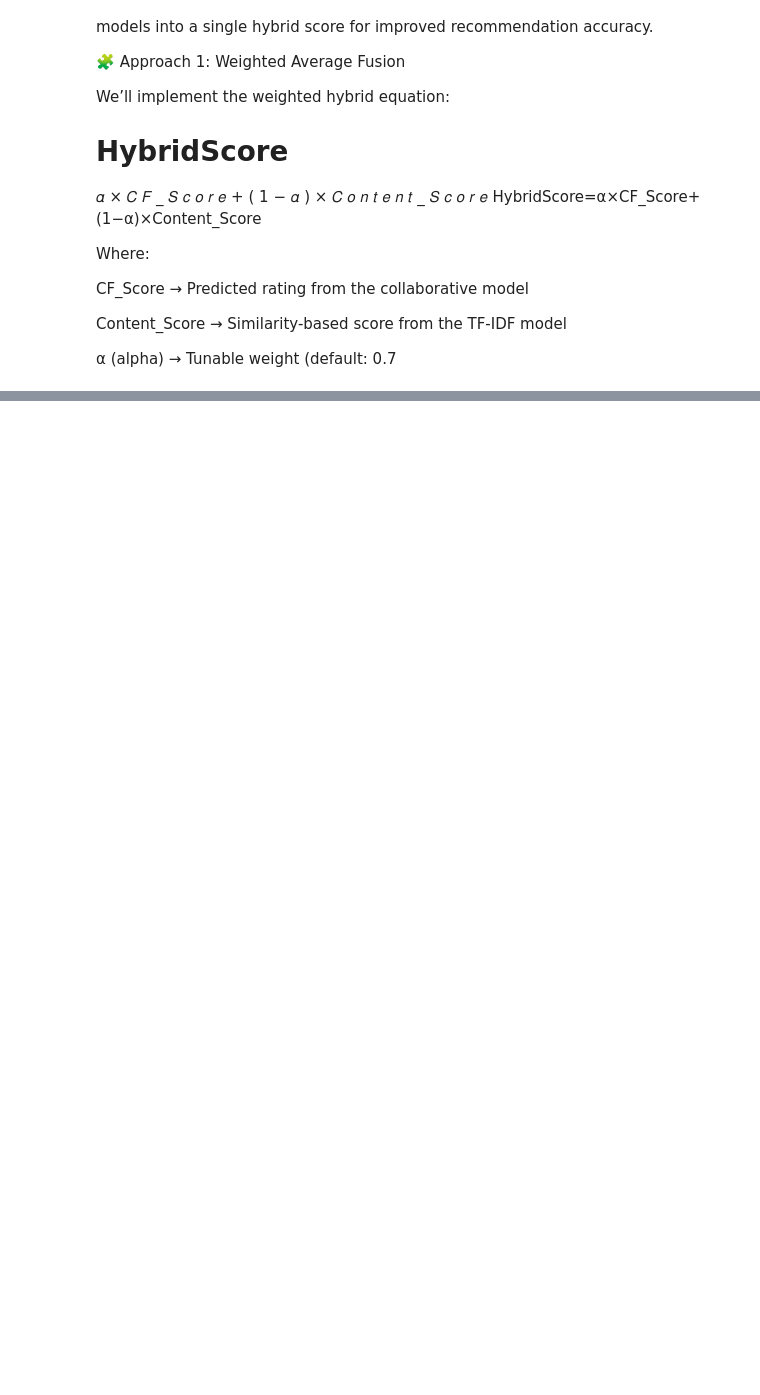
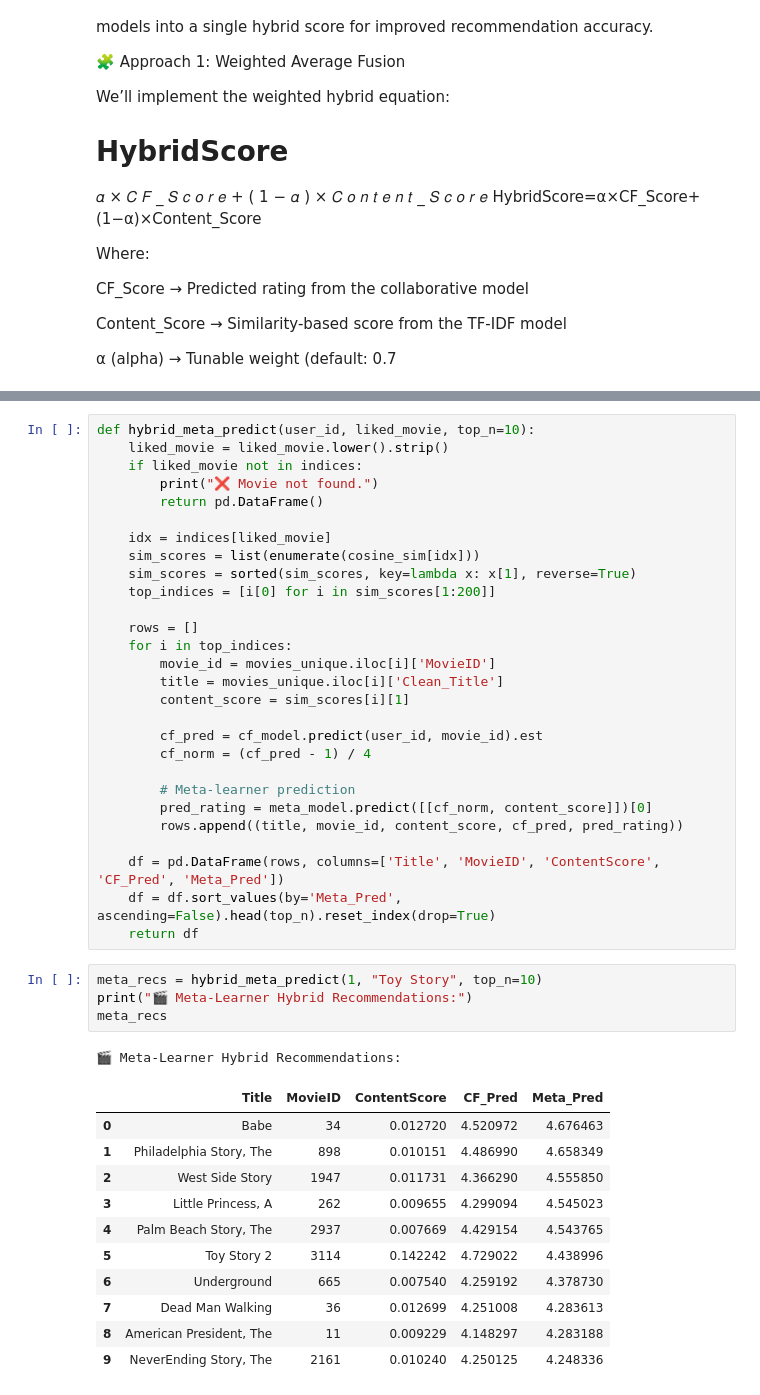
Before and after one commit to KESAVE8604-droid/kesaverdhen-hybrid-movie-recommender, a Jupyter notebook: notebooks/Phase4_HybridFusion.ipynb, the cells around one changed output, grey strips where cells are left out. Cells and saved outputs as stored; diff of their text form; blank space fills up the shorter version.

```diff
--- a/notebooks/Phase4_HybridFusion.ipynb
+++ b/notebooks/Phase4_HybridFusion.ipynb
@@ -213,0 +240,45 @@ cosine_sim shape: (3706, 3706)
+# %%
+def hybrid_meta_predict(user_id, liked_movie, top_n=10):
+    liked_movie = liked_movie.lower().strip()
+    if liked_movie not in indices:
+        print("❌ Movie not found.")
+        return pd.DataFrame()
+
+    idx = indices[liked_movie]
+    sim_scores = list(enumerate(cosine_sim[idx]))
+    sim_scores = sorted(sim_scores, key=lambda x: x[1], reverse=True)
+    top_indices = [i[0] for i in sim_scores[1:200]]
+
+    rows = []
+    for i in top_indices:
+        movie_id = movies_unique.iloc[i]['MovieID']
+        title = movies_unique.iloc[i]['Clean_Title']
+        content_score = sim_scores[i][1]
+
+        cf_pred = cf_model.predict(user_id, movie_id).est
+        cf_norm = (cf_pred - 1) / 4
+
+        # Meta-learner prediction
+        pred_rating = meta_model.predict([[cf_norm, content_score]])[0]
+        rows.append((title, movie_id, content_score, cf_pred, pred_rating))
+
+    df = pd.DataFrame(rows, columns=['Title', 'MovieID', 'ContentScore', 'CF_Pred', 'Meta_Pred'])
+    df = df.sort_values(by='Meta_Pred', ascending=False).head(top_n).reset_index(drop=True)
+    return df
+# %%
+meta_recs = hybrid_meta_predict(1, "Toy Story", top_n=10)
+print("🎬 Meta-Learner Hybrid Recommendations:")
+meta_recs
+# %% [output]
+🎬 Meta-Learner Hybrid Recommendations:
+|  | Title | MovieID | ContentScore | CF_Pred | Meta_Pred |
+| 0 | Babe | 34 | 0.012720 | 4.520972 | 4.676463 |
+| 1 | Philadelphia Story, The | 898 | 0.010151 | 4.486990 | 4.658349 |
+| 2 | West Side Story | 1947 | 0.011731 | 4.366290 | 4.555850 |
+| 3 | Little Princess, A | 262 | 0.009655 | 4.299094 | 4.545023 |
+| 4 | Palm Beach Story, The | 2937 | 0.007669 | 4.429154 | 4.543765 |
+| 5 | Toy Story 2 | 3114 | 0.142242 | 4.729022 | 4.438996 |
+| 6 | Underground | 665 | 0.007540 | 4.259192 | 4.378730 |
+| 7 | Dead Man Walking | 36 | 0.012699 | 4.251008 | 4.283613 |
+| 8 | American President, The | 11 | 0.009229 | 4.148297 | 4.283188 |
+| 9 | NeverEnding Story, The | 2161 | 0.010240 | 4.250125 | 4.248336 |
```
Also changed, not shown: parts of 16 cells of this notebook.
